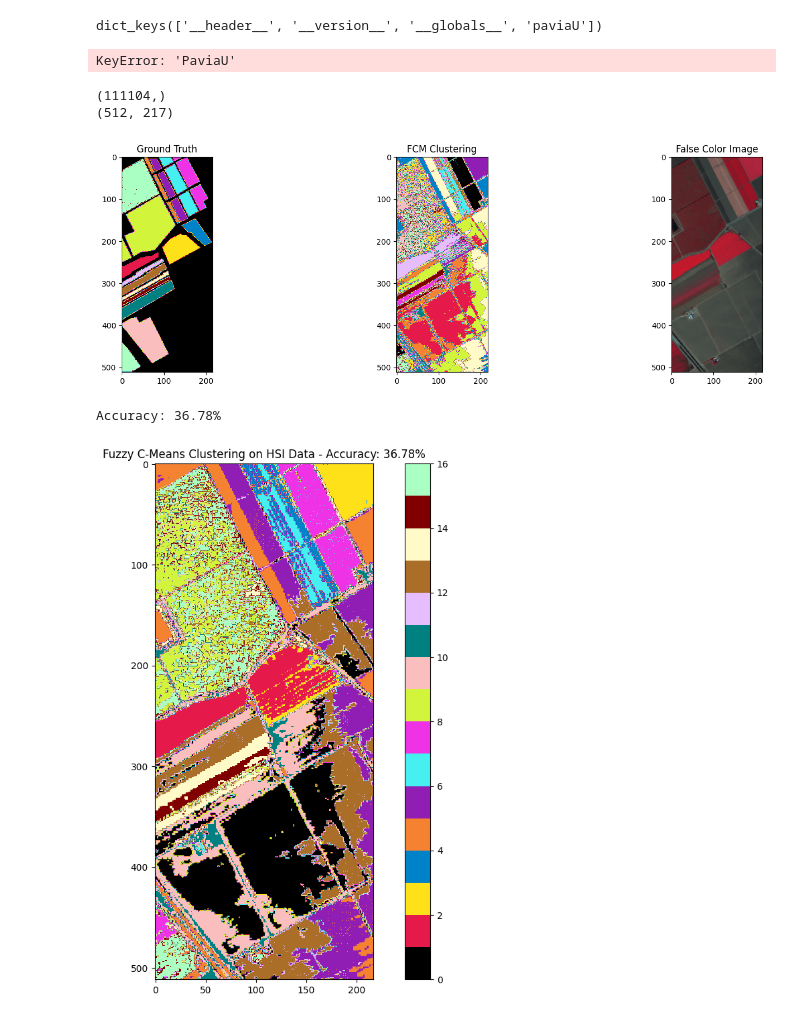
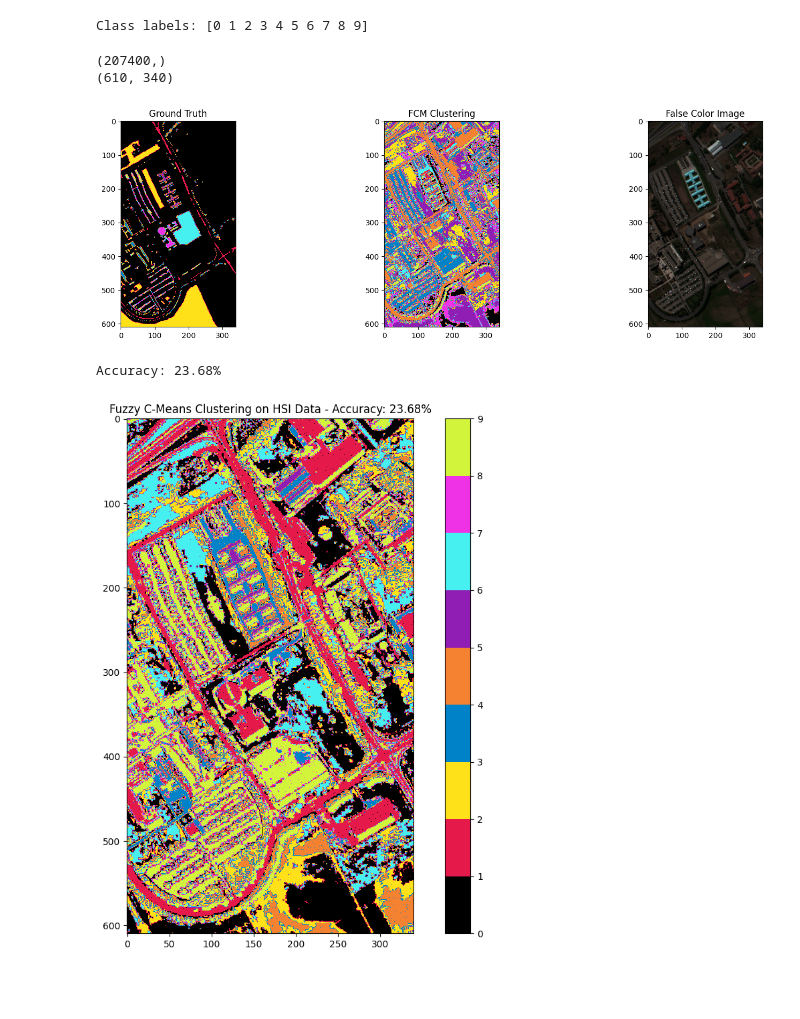
Before and after one commit to DFeng0215/FCMM, a Jupyter notebook: PU_FCM.ipynb, the cells around one changed output. Saved outputs shown, nothing was run; the diff lists cells and outputs as text; code cells hidden in the pictures; blank space fills up the shorter version.

```diff
--- a/PU_FCM.ipynb
+++ b/PU_FCM.ipynb
@@ -71,23 +71,20 @@ def fuzzy_c_means(data, c, m, error=0.005, maxiter=100):
 
 mat_data = loadmat('./dataset/pavia_university/PaviaU.mat')
 gt_data = loadmat('./dataset/pavia_university/PaviaU_gt.mat')
-print(mat_data.keys())
 
 # 提取高光譜影像數據和地面真實值
 img = mat_data['paviaU']
 gt = gt_data['paviaU_gt']
 
 classes = np.unique(gt)
-
-print(img.shape)
+print("Class labels:", classes)
 #將三維數據降至二維
 data = img.reshape(-1, img.shape[-1])
 
 U, centroids = fuzzy_c_means(data, c=9, m=1.5)
-print("Centroids:", centroids)
+# print("Centroids:", centroids)
 # %% [output]
-dict_keys(['__header__', '__version__', '__globals__', 'paviaU'])
+Class labels: [0 1 2 3 4 5 6 7 8 9]
-KeyError: 'PaviaU'
 # %%
 labels = np.argmax(U, axis=1)
 print(labels.shape)
@@ -97,39 +94,39 @@ print(clustered_img.shape)
 # 定義16種顏色
 colors = [
     "#000000", "#e6194b", "#ffe119", "#0082c8", "#f58231", "#911eb4", "#46f0f0", "#f032e6",
-    "#d2f53c", "#fabebe", "#008080", "#e6beff", "#aa6e28", "#fffac8", "#800000", "#aaffc3"
+    "#d2f53c"
 ]
 cmap = ListedColormap(colors)
 
 
 plt.figure(figsize=(18, 5))
 
 # Ground Truth
 plt.subplot(1, 3, 1)
 plt.title("Ground Truth")
 plt.imshow(gt, cmap=cmap)
 
 # FCM Clustering Result
 plt.subplot(1, 3, 2)
 plt.title("FCM Clustering")
 plt.imshow(clustered_img, cmap=cmap)
 
 # False Color Image (使用波段 50, 27, 17)
 false_color_img = img[:, :, [50, 27, 17]]
 
 # 縮放假彩色圖像的值到0-255範圍
 false_color_img = (false_color_img - false_color_img.min()) / (false_color_img.max() - false_color_img.min()) * 255
 false_color_img = false_color_img.astype(np.uint8)
 
 plt.subplot(1, 3, 3)
 plt.title("False Color Image")
 plt.imshow(false_color_img)
 
 plt.show()
 # %% [output]
-(111104,)
-(512, 217)
+(207400,)
+(610, 340)
-[figure, old version]
+[figure, new version]
 # %%
 # 並且已經有 gt 加載和重塑為一維向量
 gt_flat = gt.flatten()
@@ -157,5 +154,5 @@ plt.colorbar()
 plt.title(f'Fuzzy C-Means Clustering on HSI Data - Accuracy: {accuracy * 100:.2f}%')
 plt.show()
 # %% [output]
-Accuracy: 36.78%
+Accuracy: 23.68%
-[figure, old version]
+[figure, new version]
```
